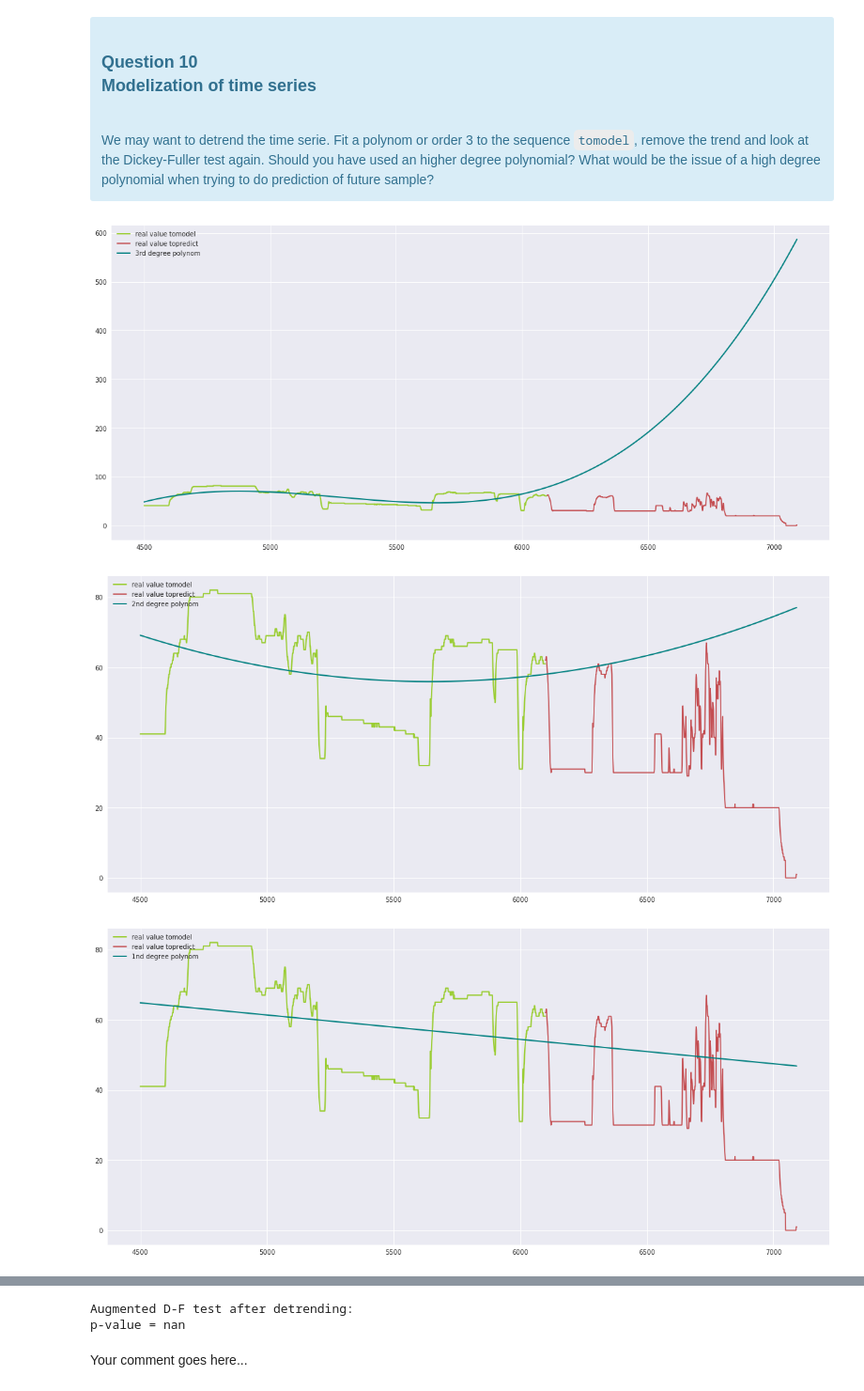
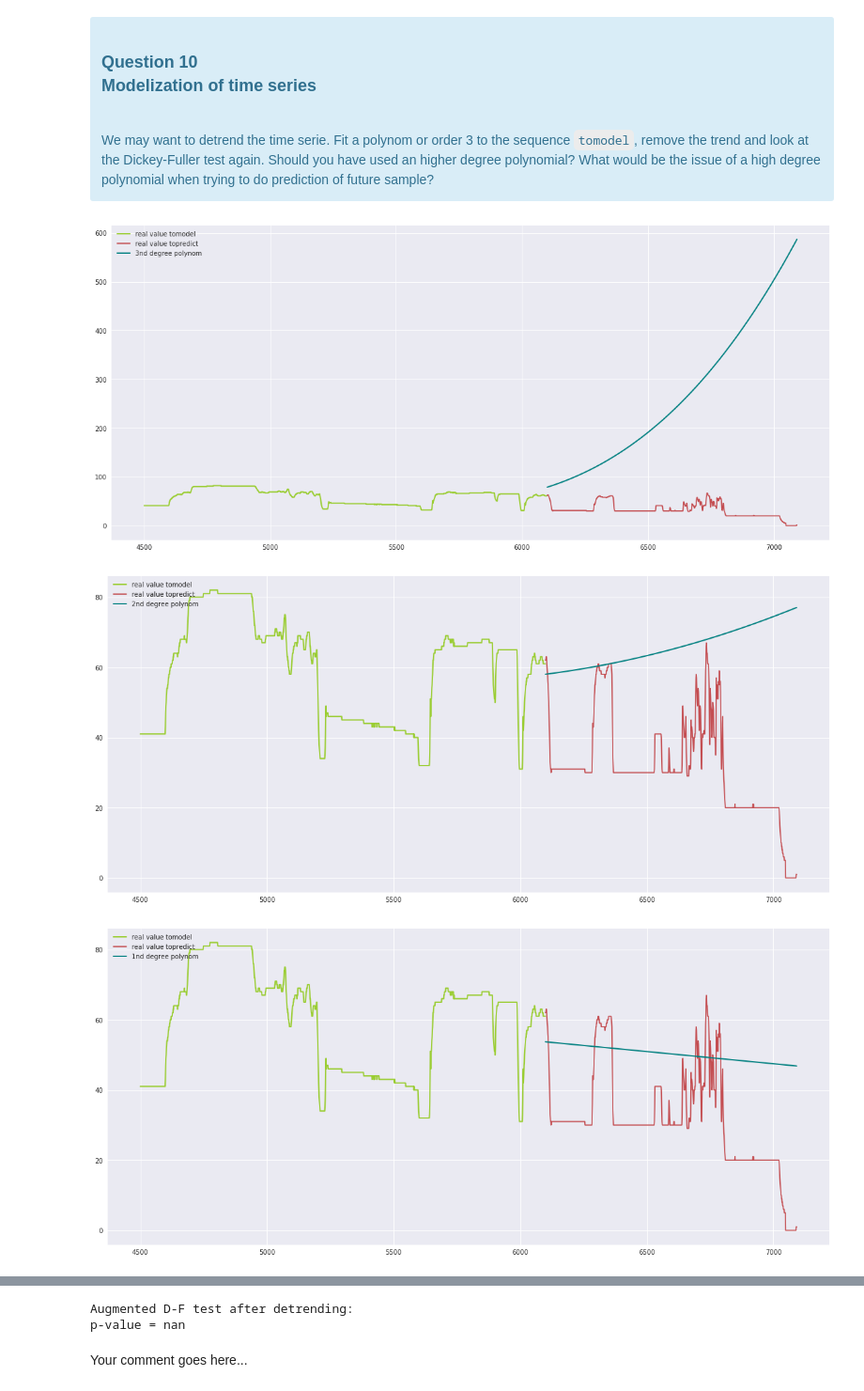
Before and after one commit to raphaelavalos/aml-lab, a Jupyter notebook: Safran/TP_Safran_2018_part1.ipynb, the cells around one changed output, grey strips where cells are left out. Shown: that part at 94% size. Cells and saved outputs as stored; diff of their text form; code cells hidden in the pictures.

```diff
--- a/Safran/TP_Safran_2018_part1.ipynb
+++ b/Safran/TP_Safran_2018_part1.ipynb
@@ -642,75 +642,40 @@ We may want to detrend the time serie. Fit a polynom or order 3 to the sequence
 # %%
 from sklearn.preprocessing import PolynomialFeatures
 from sklearn.linear_model import LinearRegression
 from sklearn.pipeline import make_pipeline
 from sklearn.linear_model import Ridge
 # Your code goes here
 
 lw = 2
 
+def poly_plot(x, y, index_start, degree) :
+    X = x[:, np.newaxis]
+    plt.plot(x, y, color="yellowgreen", linewidth=lw, label="real value tomodel")
+    x_topredict = np.arange(index_start+1600,index_start+3600)[:len(topredict)]
+    plt.plot(x_topredict,np.array(topredict), 'r', label="real value topredict")
 
+    model = make_pipeline(PolynomialFeatures(degree), Ridge())
+    model.fit(X,y)
+    y_pred = model.predict(x_topredict[:, np.newaxis])
+
+    plt.plot(x_topredict, y_pred, color="teal", linewidth=lw, label="%ind degree polynom"%degree)
+
+    plt.legend(loc='upper left')
+    plt.show()
+    return y_pred
 
 x = np.arange(index_start,index_start+1600)
 y = tomodel
-X = x[:, np.newaxis]
-model = make_pipeline(PolynomialFeatures(3), Ridge())
-model.fit(X,y)
 
-plt.plot(x, y, color="yellowgreen", linewidth=lw, label="real value tomodel")
-x_topredict = np.arange(index_start+1600,index_start+3600)[:len(topredict)]
-plt.plot(x_topredict,np.array(topredict), 'r', label="real value topredict")
+poly_plot(x,y,index_start,3)
+poly_plot(x,y,index_start,2)
+poly_plot(x,y,index_start,1)
 
-x_pred = np.arange(index_start, len(flights2[0]['N11']))
-y_pred = model.predict(x_pred[:, np.newaxis])
-
-plt.plot(x_pred, y_pred, color="teal", linewidth=lw, label="3rd degree polynom")
-plt.legend(loc='upper left')
-
-plt.show()
-
-plt.plot(x, y, color="yellowgreen", linewidth=lw, label="real value tomodel")
-x_topredict = np.arange(index_start+1600,index_start+3600)[:len(topredict)]
-plt.plot(x_topredict,np.array(topredict), 'r', label="real value topredict")
-
-model = make_pipeline(PolynomialFeatures(2), Ridge())
-model.fit(X,y)
-y_pred = model.predict(x_pred[:, np.newaxis])
-
-plt.plot(x_pred, y_pred, color="teal", linewidth=lw, label="2nd degree polynom")
-
-plt.legend(loc='upper left')
-plt.show()
-
-plt.plot(x, y, color="yellowgreen", linewidth=lw, label="real value tomodel")
-x_topredict = np.arange(index_start+1600,index_start+3600)[:len(topredict)]
-plt.plot(x_topredict,np.array(topredict), 'r', label="real value topredict")
-
-model = make_pipeline(PolynomialFeatures(1), Ridge())
-model.fit(X,y)
-y_pred = model.predict(x_pred[:, np.newaxis])
-
-plt.plot(x_pred, y_pred, color="teal", linewidth=lw, label="1nd degree polynom")
-
-plt.legend(loc='upper left')
-plt.show()
-
-plt.plot(x, y, color="yellowgreen", linewidth=lw, label="real value tomodel")
-x_topredict = np.arange(index_start+1600,index_start+3600)[:len(topredict)]
-plt.plot(x_topredict,np.array(topredict), 'r', label="real value topredict")
-
-model = make_pipeline(PolynomialFeatures(0), Ridge())
-model.fit(X,y)
-y_pred = model.predict(x_pred[:, np.newaxis])
-
-plt.plot(x_pred, y_pred, color="teal", linewidth=lw, label="0nd degree polynom")
-
-plt.legend(loc='upper left')
-plt.show()
 
 DFtest_corrected = adfuller(y_pred)[1]
 print('Augmented D-F test after detrending:')
 print('p-value = ' + str(DFtest_corrected))
 # %% [output]
-[figure, old version]
+[figure, new version]
-[figure, old version]
+[figure, new version]
-[figure, old version]
+[figure, new version]
```
Also changed, not shown: parts of 1 cell of this notebook.
